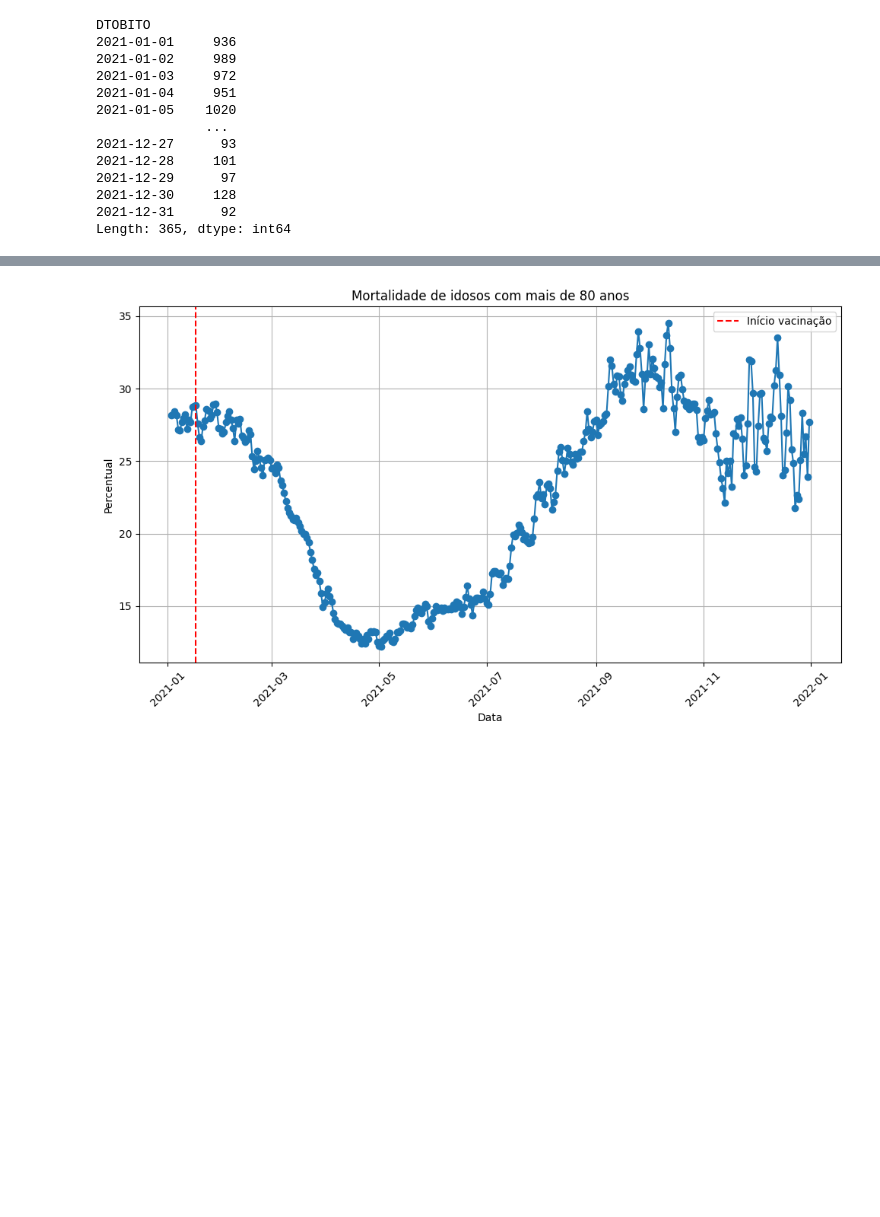
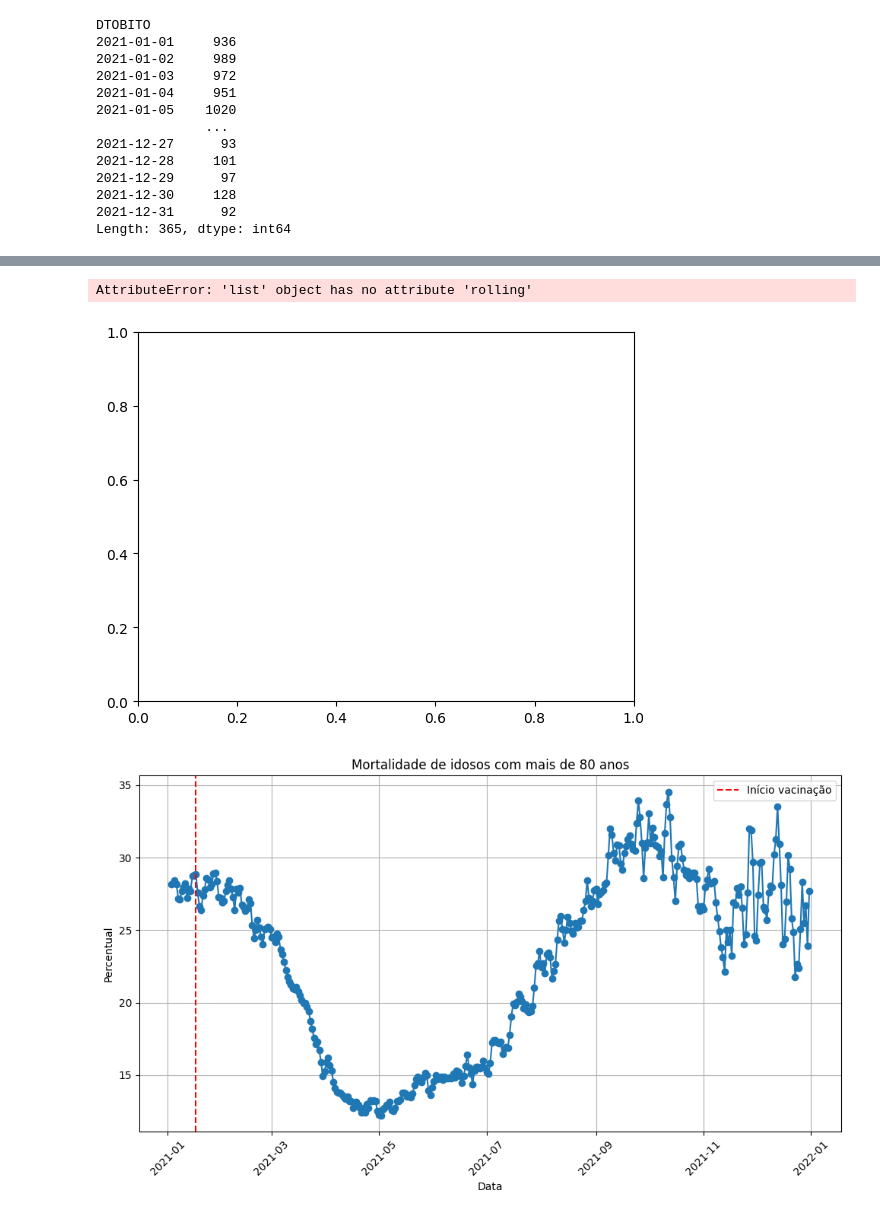
Before and after one commit to arturbernardo/eficacia_vacina_covid19, a Jupyter notebook: eficiencia_vacinas.ipynb, the cells around one changed output, grey strips where cells are left out. Saved outputs shown, nothing was run; the diff lists cells and outputs as text; code cells hidden in the pictures; blank space fills up the shorter version.

```diff
--- a/eficiencia_vacinas.ipynb
+++ b/eficiencia_vacinas.ipynb
@@ -76,6 +140,36 @@ for index, todos, m80 in zip(mortalidade_dia.index, mortalidade_dia, maior_80):
     percentual_to_plot.append(percentual)
 
 smothed_percentual_to_plot = np.convolve(percentual_to_plot, np.ones(window_size)/window_size, mode='full')[:len(percentual_to_plot)]
+# %%
+# TOTAL DE MORTOS
+total_mortos_to_plot = []
+for m80 in maior_80:
+    total_mortos_to_plot.append(m80)
+
+fig, ax1 = plt.subplots()
+# df['Y'].rolling(window=10).mean()
+ax1.plot(data_to_plot, total_mortos_to_plot.rolling(window=10).mean(), color='#A30000')
+ax1.set_xlabel('Eixo X')
+ax1.set_ylabel('Total de mortos com mais de 80 anos', color='#A30000')
+ax1.tick_params(axis='y', labelcolor='#A30000')
+
+ax2 = ax1.twinx()
+ax2.plot(data_to_plot, percentual_to_plot, color='#FF7700')
+ax2.set_ylabel('Percentual de mortos com mais de 80 anos', color='#FF7700')
+ax2.tick_params(axis='y', labelcolor='#FF7700')
+
+data_vertical = pd.Timestamp('2021-01-17')
+plt.axvline(x=data_vertical, color='#004777', linestyle='--', label='Início vacinação')
+
+lines1, labels1 = ax1.get_legend_handles_labels()
+lines2, labels2 = ax2.get_legend_handles_labels()
+ax1.legend(lines1 + lines2, labels1 + labels2, loc='upper left')
+
+
+plt.show()
+# %% [output]
+AttributeError: 'list' object has no attribute 'rolling'
+[figure, added]
 # %%
 plt.figure(figsize=(10, 6))
 plt.plot(data_to_plot[2:], smothed_percentual_to_plot[2:], marker='o', linestyle='-')
```
Also changed, not shown: parts of 6 cells of this notebook.
